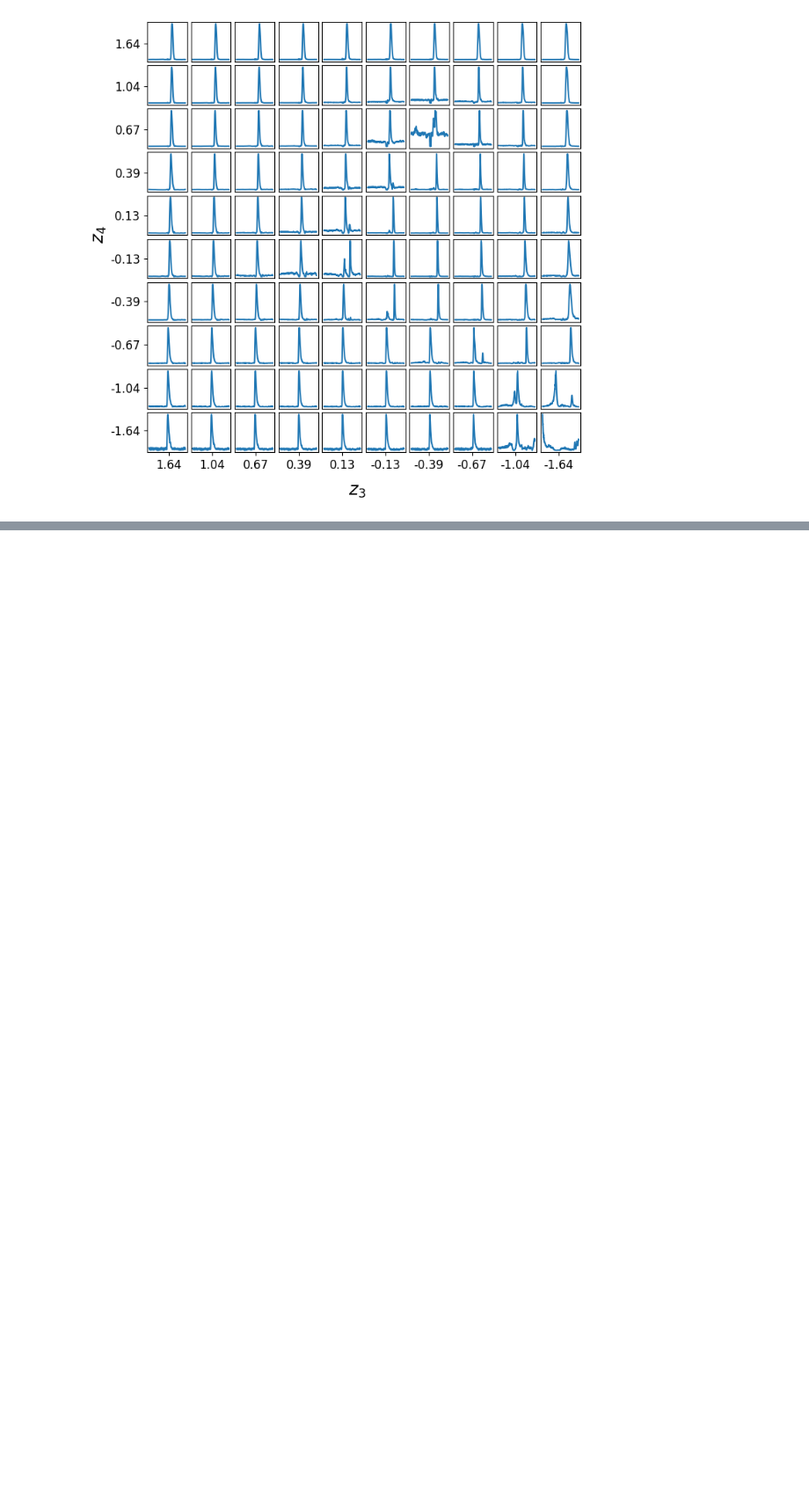
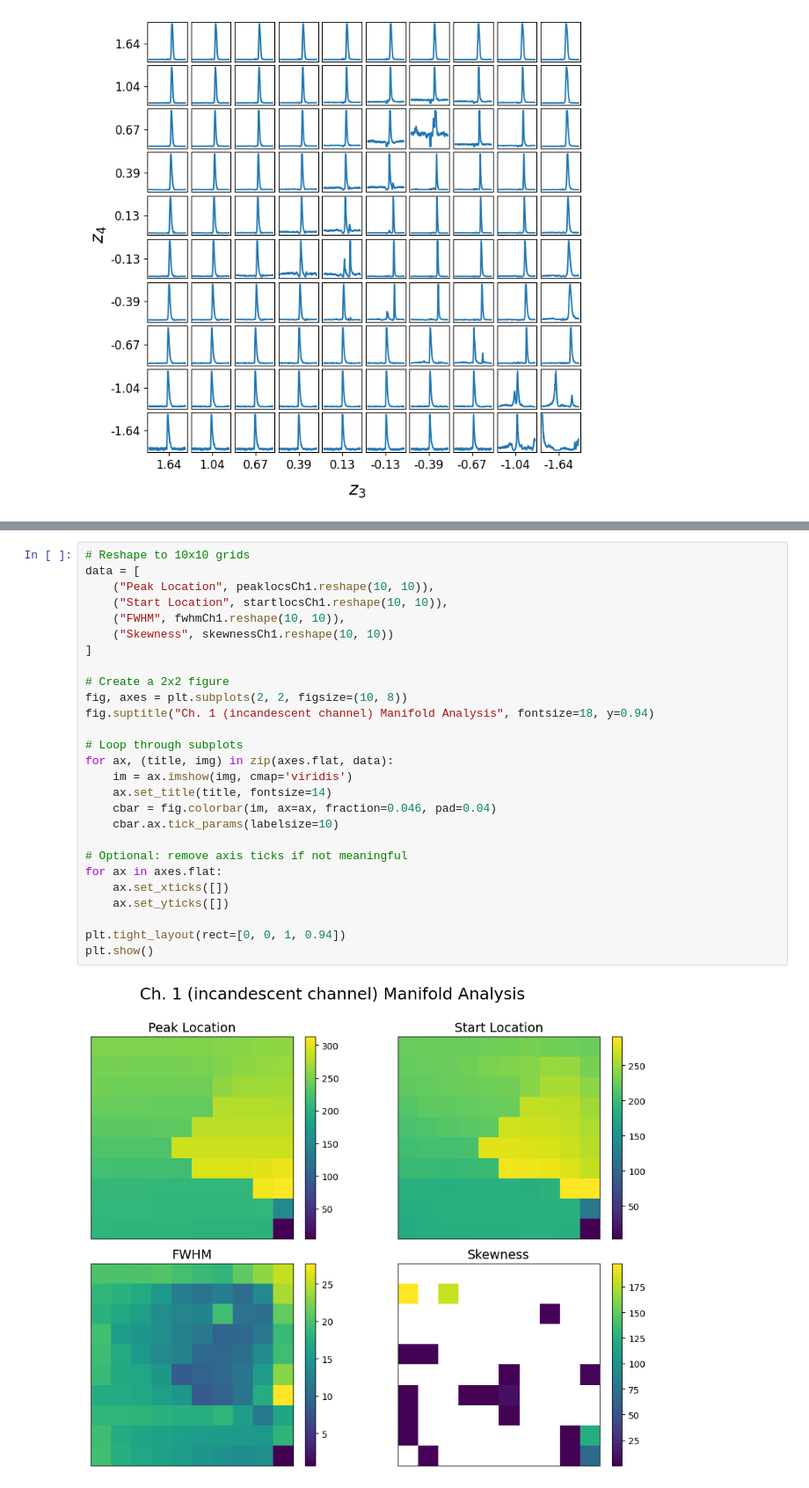
Before and after one commit to kdlamb/SP2-VAE, a Jupyter notebook: SP2_2DLatentSpace.ipynb, the cells around one changed output, grey strips where cells are left out. Shown at 88% size. Cells and saved outputs as stored; diff of their text form; blank space fills up the shorter version.

```diff
--- a/SP2_2DLatentSpace.ipynb
+++ b/SP2_2DLatentSpace.ipynb
@@ -285,0 +345,29 @@ plot_spect_grid(manifold1, d=10,labels=["$z_3$","$z_4$"],xticks=xvals1,yticks=yv
+# %%
+# Reshape to 10x10 grids
+data = [
+    ("Peak Location", peaklocsCh1.reshape(10, 10)),
+    ("Start Location", startlocsCh1.reshape(10, 10)),
+    ("FWHM", fwhmCh1.reshape(10, 10)),
+    ("Skewness", skewnessCh1.reshape(10, 10))
+]
+
+# Create a 2x2 figure
+fig, axes = plt.subplots(2, 2, figsize=(10, 8))
+fig.suptitle("Ch. 1 (incandescent channel) Manifold Analysis", fontsize=18, y=0.94)
+
+# Loop through subplots
+for ax, (title, img) in zip(axes.flat, data):
+    im = ax.imshow(img, cmap='viridis')
+    ax.set_title(title, fontsize=14)
+    cbar = fig.colorbar(im, ax=ax, fraction=0.046, pad=0.04)
+    cbar.ax.tick_params(labelsize=10)
+
+# Optional: remove axis ticks if not meaningful
+for ax in axes.flat:
+    ax.set_xticks([])
+    ax.set_yticks([])
+
+plt.tight_layout(rect=[0, 0, 1, 0.94])
+plt.show()
+# %% [output]
+[figure, added]
```
Also changed, not shown: parts of 12 cells of this notebook.
